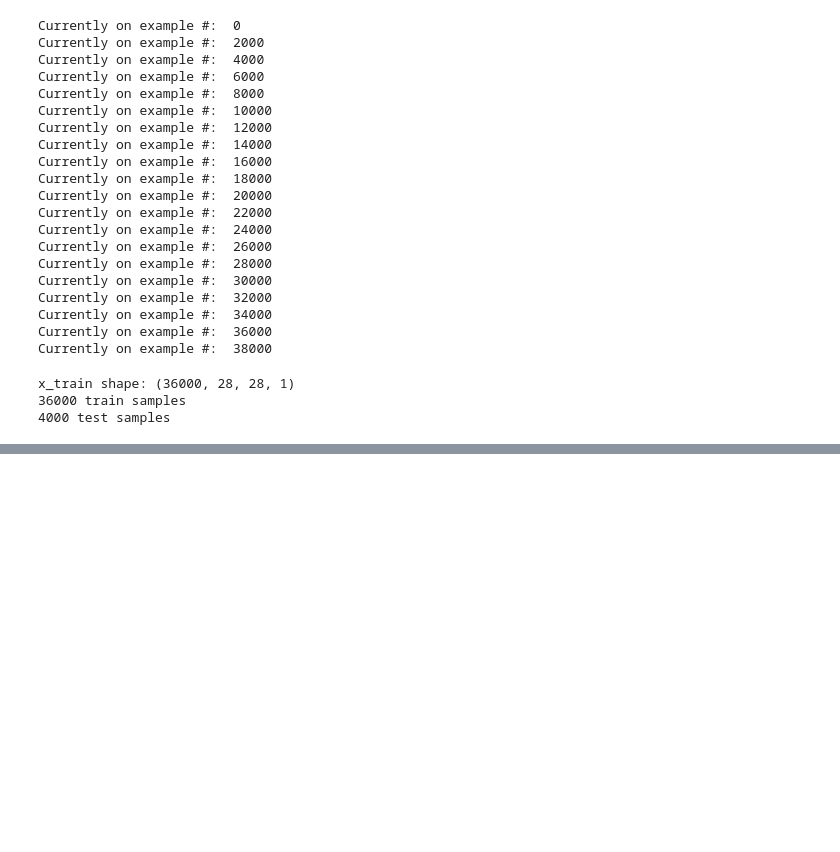
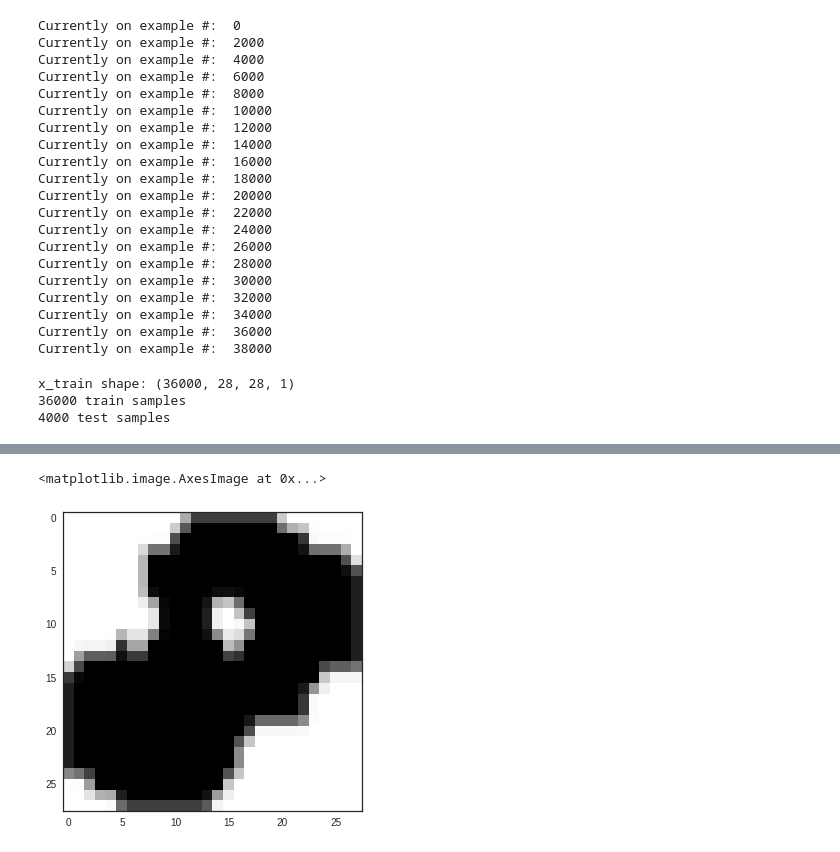
Before and after one commit to parthkhanna150/MNIST_Image_Classifier, a Jupyter notebook: hope_to_beat_akshal_score.ipynb, the cells around one changed output, grey strips where cells are left out. Drawn from its saved outputs; the diff is of its cells as text; code cells hidden in the pictures; blank space fills up the shorter version.

```diff
--- a/hope_to_beat_akshal_score.ipynb
+++ b/hope_to_beat_akshal_score.ipynb
@@ -274,0 +281,5 @@ Test accuracy: 0.9355
+# %%
+plt.imshow(x_train[0][:,:,0])
+# %% [output]
+<matplotlib.image.AxesImage at 0x...>
+[figure, added]
```
Also changed, not shown: parts of 12 cells of this notebook.
